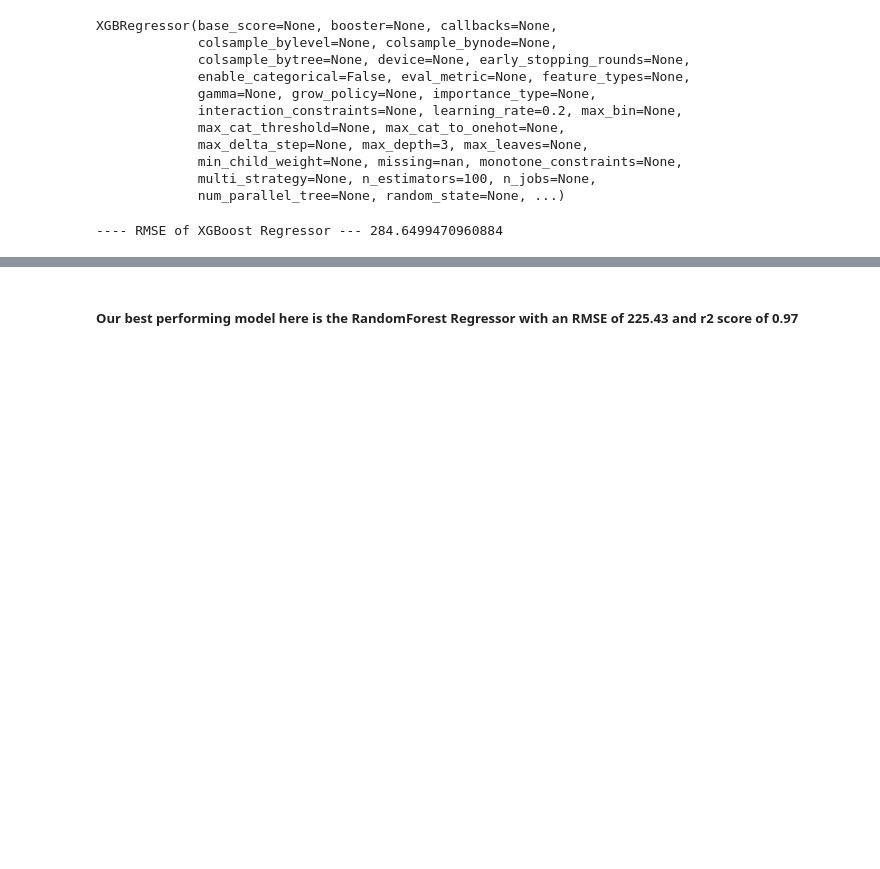
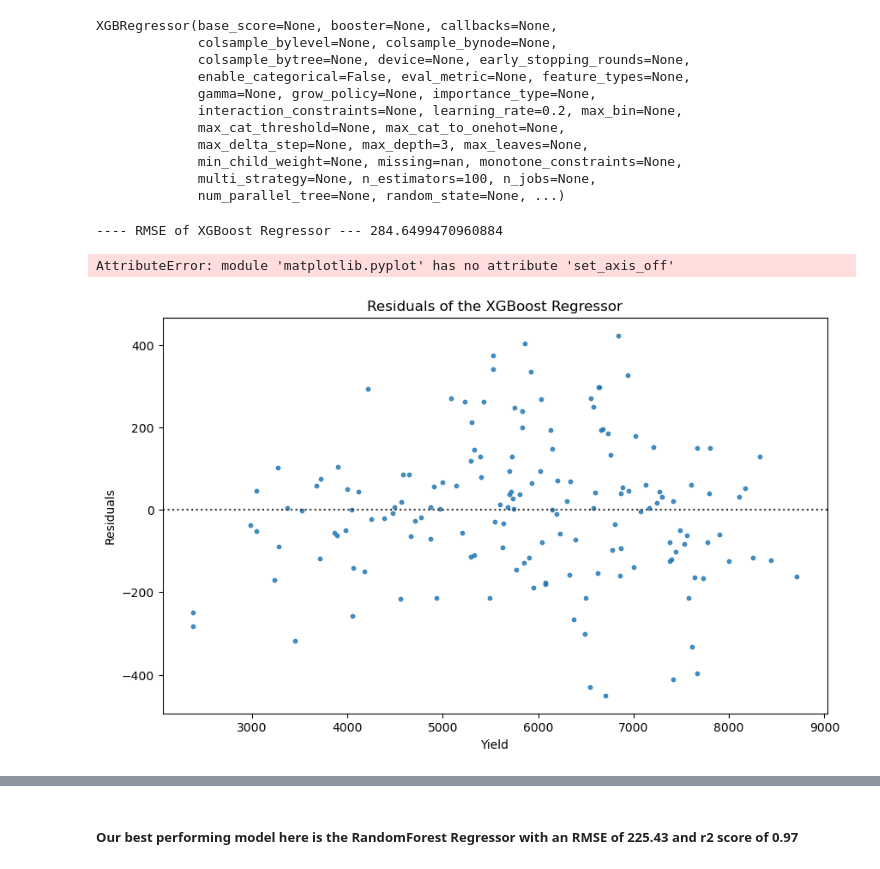
Before and after one commit to FRANKSADWAR/Wild-blueberry-yield-prediction, a Jupyter notebook: notebooks/Yield_prediction_and_data_exploration.ipynb, the cells around one changed output, grey strips where cells are left out. Saved outputs shown, nothing was run; the diff lists cells and outputs as text; code cells hidden in the pictures; blank space fills up the shorter version.

Commit message:
residuals

```diff
--- a/notebooks/Yield_prediction_and_data_exploration.ipynb
+++ b/notebooks/Yield_prediction_and_data_exploration.ipynb
@@ -962,3 +962,17 @@ rmse = np.sqrt(mse)
 print("---- RMSE of XGBoost Regressor ---", rmse)
 # %% [output]
 ---- RMSE of XGBoost Regressor --- 284.6499470960884
+# %%
+fig, ax = plt.subplots(1, figsize=(10, 6))
+sns.residplot(x=y_test["yield"].to_numpy(),
+              y = xgb_preds, scatter_kws={'s':10},
+              line_kws={"color":"red"})
+
+ax.set_title("Residuals of the XGBoost Regressor")
+ax.set_xlabel("Yield")
+ax.set_ylabel("Residuals")
+ax.set_axis
+plt.show()
+# %% [output]
+AttributeError: module 'matplotlib.pyplot' has no attribute 'set_axis_off'
+[figure, added]
```
Also changed, not shown: parts of 10 cells of this notebook.
